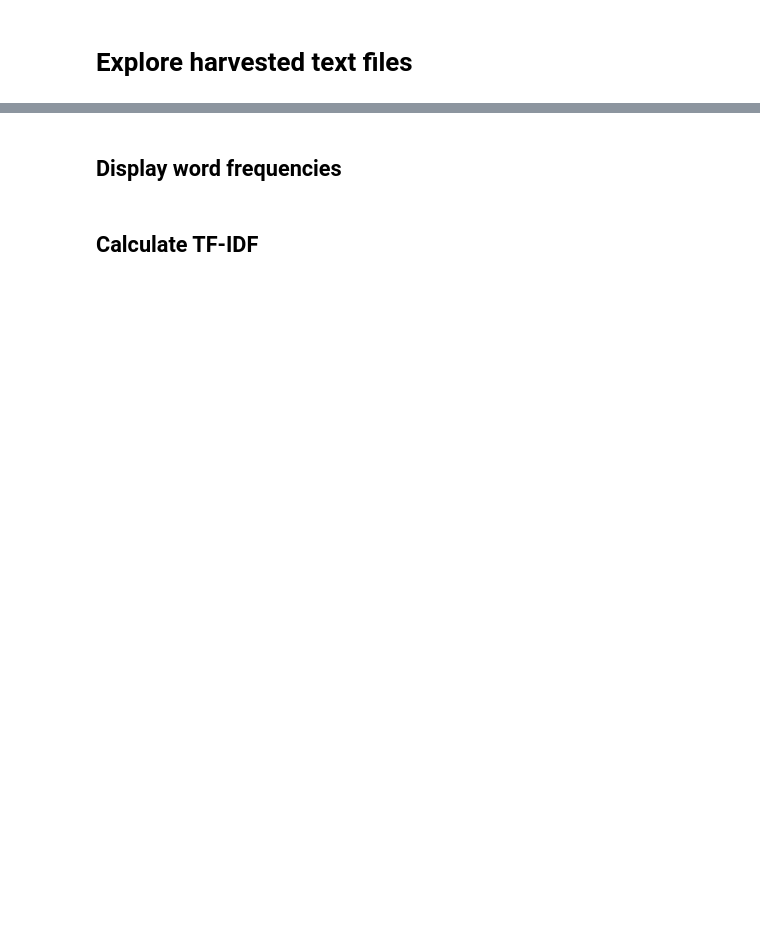
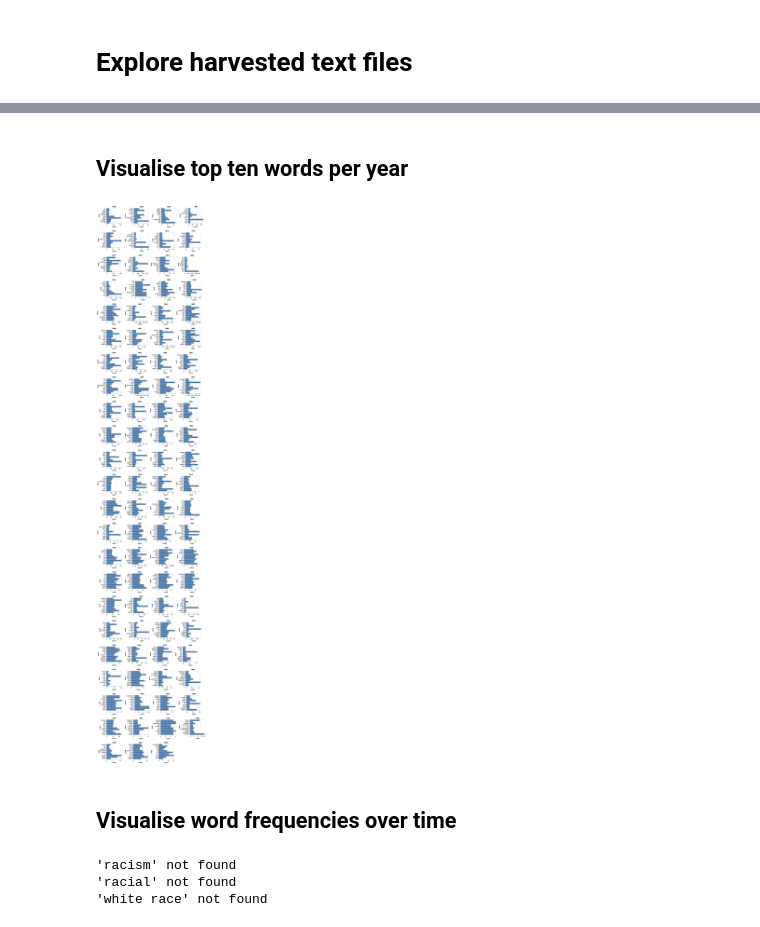
Before and after one commit to GLAM-Workbench/trove-newspaper-harvester, a Jupyter notebook: Explore-harvested-text-files.ipynb, the cells around one changed output, grey strips where cells are left out. Cells and saved outputs as stored; diff of their text form; code cells hidden in the pictures; blank space fills up the shorter version.

```diff
--- a/Explore-harvested-text-files.ipynb
+++ b/Explore-harvested-text-files.ipynb
@@ -85,0 +65,7 @@ def aggregate_newspapers(timestamp=None):
+# %%
+harvest = get_latest_harvest()
+# %%
+vectorizer = CountVectorizer(stop_words='english', max_features=10000, ngram_range=(1,1))
+# preprocessor = lambda x: re.sub(r'(\d[\d\.])+', 'NUM', x.lower())
+X_freq = np.asarray(vectorizer.fit_transform(get_docs(harvest)).todense())
+df_freq = pd.DataFrame(X_freq, columns=vectorizer.get_feature_names(), index=get_file_names(harvest))
@@ -85,0 +109,3 @@ def aggregate_newspapers(timestamp=None):
+# %%
+years = [int(p[:4]) for p in get_file_names(harvest)]
+df_freq_years = df_freq.assign(year=years)
@@ -85,0 +114,7 @@ def aggregate_newspapers(timestamp=None):
+# %%
+# Top words per year
+year_groups = df_freq_years.groupby(by='year')
+year_group_totals = year_groups.sum()
+df_years = pd.DataFrame({n: year_group_totals.T[col].nlargest(10).index.tolist() for n, col in enumerate(year_group_totals.T)}).T
+df_years.index = [name for name, _ in year_groups]
+df_years.head()
@@ -86,2 +128,24 @@ def aggregate_newspapers(timestamp=None):
+# %% [markdown]
+## Visualise top ten words per year
+# %%
+compound_chart = alt.vconcat()
+years = df_years.index.tolist()
+# Number of columns
+cols = 4
+start = 0
+while start < len(years):
+    row = alt.hconcat()
+    for year in years[start:start+cols]:
+        df_year_word_count = pd.DataFrame([{'word': w, 'count': year_group_totals.loc[year][w]} for w in df_years.loc[year].tolist()])
+        chart = alt.Chart(df_year_word_count).mark_bar().encode(
+            y='word:N',
+            x='count:Q',
+        ).properties(width=120, height=120, title=str(year), columns=4)
+        row |= chart
+    compound_chart &= row
+    start += cols
+compound_chart
+# %% [output]
+[figure, added]
 # %% [markdown]
-## Display word frequencies
+## Visualise word frequencies over time
@@ -123,2 +151,0 @@ word_frequency_by_year('1903')
-# %% [markdown]
-## Calculate TF-IDF
@@ -178,0 +164,6 @@ calculate_tfidf_by_year(ngram_size=1)
+# %%
+df_words = words_by_year(df_freq_years, ['racism', 'racial', 'white race', 'chinese', 'kangaroo'])
+# %% [output]
+'racism' not found
+'racial' not found
+'white race' not found
```
Also changed, not shown: parts of 23 cells of this notebook, 2 other files.
